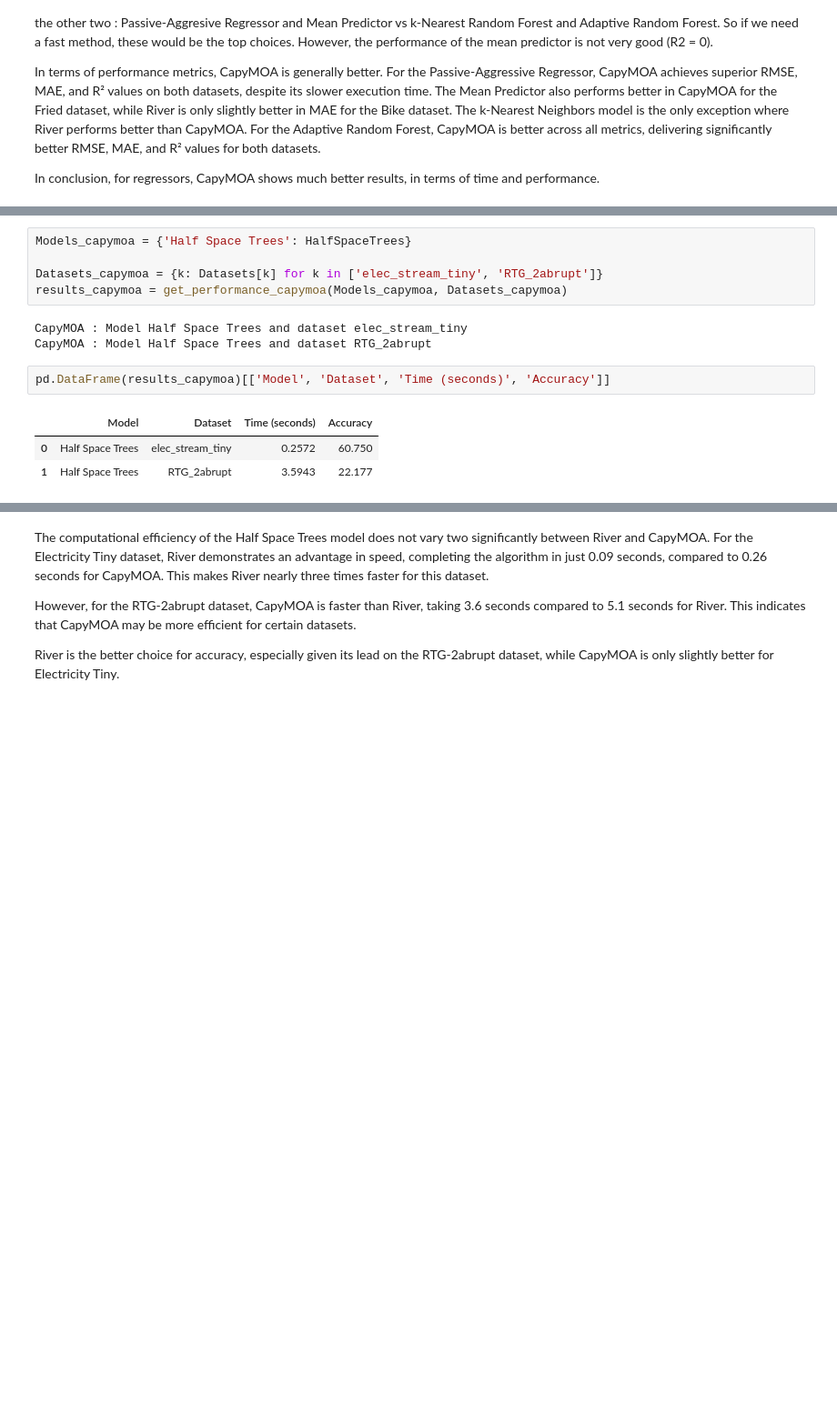
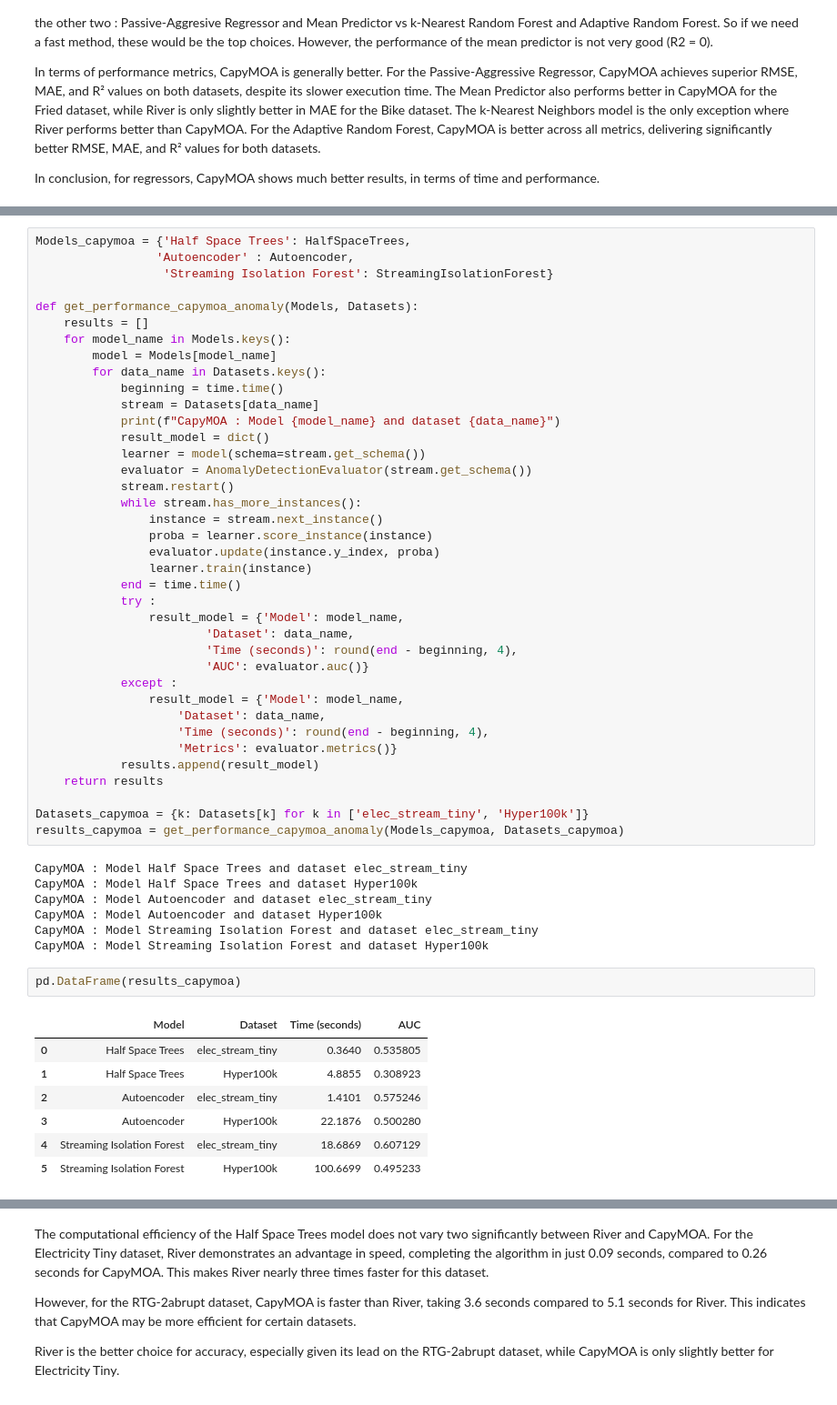
Before and after one commit to solinemignot/M2DS_DataStream_WANG_MIGNOT, a Jupyter notebook: Lab_2_1.ipynb, the cells around one changed output, grey strips where cells are left out. Shown at 91% size. Drawn from its saved outputs; the diff is of its cells as text; blank space fills up the shorter version.

```diff
--- a/Lab_2_1.ipynb
+++ b/Lab_2_1.ipynb
@@ -529,18 +530,59 @@ The datasets we will use are from CapyMOA and are the following :
 
 ### II.1) Training the model with CapyMOA
 # %%
-Models_capymoa = {'Half Space Trees': HalfSpaceTrees}
+Models_capymoa = {'Half Space Trees': HalfSpaceTrees,
+                 'Autoencoder' : Autoencoder,
+                  'Streaming Isolation Forest': StreamingIsolationForest}
 
-Datasets_capymoa = {k: Datasets[k] for k in ['elec_stream_tiny', 'RTG_2abrupt']}
-results_capymoa = get_performance_capymoa(Models_capymoa, Datasets_capymoa)
+def get_performance_capymoa_anomaly(Models, Datasets):
+    results = []
+    for model_name in Models.keys():
+        model = Models[model_name]
+        for data_name in Datasets.keys():
+            beginning = time.time()
+            stream = Datasets[data_name]
+            print(f"CapyMOA : Model {model_name} and dataset {data_name}")
+            result_model = dict()
+            learner = model(schema=stream.get_schema())
+            evaluator = AnomalyDetectionEvaluator(stream.get_schema())
+            stream.restart()
+            while stream.has_more_instances():
+                instance = stream.next_instance()
+                proba = learner.score_instance(instance)
+                evaluator.update(instance.y_index, proba)
+                learner.train(instance)
+            end = time.time()
+            try :
+                result_model = {'Model': model_name,
+                        'Dataset': data_name,
+                        'Time (seconds)': round(end - beginning, 4),
+                        'AUC': evaluator.auc()}
+            except :
+                result_model = {'Model': model_name,
+                    'Dataset': data_name,
+                    'Time (seconds)': round(end - beginning, 4),
+                    'Metrics': evaluator.metrics()}
+            results.append(result_model)
+    return results
+
+Datasets_capymoa = {k: Datasets[k] for k in ['elec_stream_tiny', 'Hyper100k']}
+results_capymoa = get_performance_capymoa_anomaly(Models_capymoa, Datasets_capymoa)
 # %% [output]
 CapyMOA : Model Half Space Trees and dataset elec_stream_tiny
-CapyMOA : Model Half Space Trees and dataset RTG_2abrupt
+CapyMOA : Model Half Space Trees and dataset Hyper100k
+CapyMOA : Model Autoencoder and dataset elec_stream_tiny
+CapyMOA : Model Autoencoder and dataset Hyper100k
+CapyMOA : Model Streaming Isolation Forest and dataset elec_stream_tiny
+CapyMOA : Model Streaming Isolation Forest and dataset Hyper100k
 # %%
-pd.DataFrame(results_capymoa)[['Model', 'Dataset', 'Time (seconds)', 'Accuracy']]
+pd.DataFrame(results_capymoa)
 # %% [output]
-|  | Model | Dataset | Time (seconds) | Accuracy |
-| 0 | Half Space Trees | elec_stream_tiny | 0.2572 | 60.750 |
-| 1 | Half Space Trees | RTG_2abrupt | 3.5943 | 22.177 |
+|  | Model | Dataset | Time (seconds) | AUC |
+| 0 | Half Space Trees | elec_stream_tiny | 0.3640 | 0.535805 |
+| 1 | Half Space Trees | Hyper100k | 4.8855 | 0.308923 |
+| 2 | Autoencoder | elec_stream_tiny | 1.4101 | 0.575246 |
+| 3 | Autoencoder | Hyper100k | 22.1876 | 0.500280 |
+| 4 | Streaming Isolation Forest | elec_stream_tiny | 18.6869 | 0.607129 |
+| 5 | Streaming Isolation Forest | Hyper100k | 100.6699 | 0.495233 |
 # %%
 Datasets_river = {'Electricity Tiny' : ('elec_stream_tiny.csv', {'converters': {str(i) : float for i in range (0, 6)}}),
```
Also changed, not shown: parts of 7 cells of this notebook, 2 other files.
